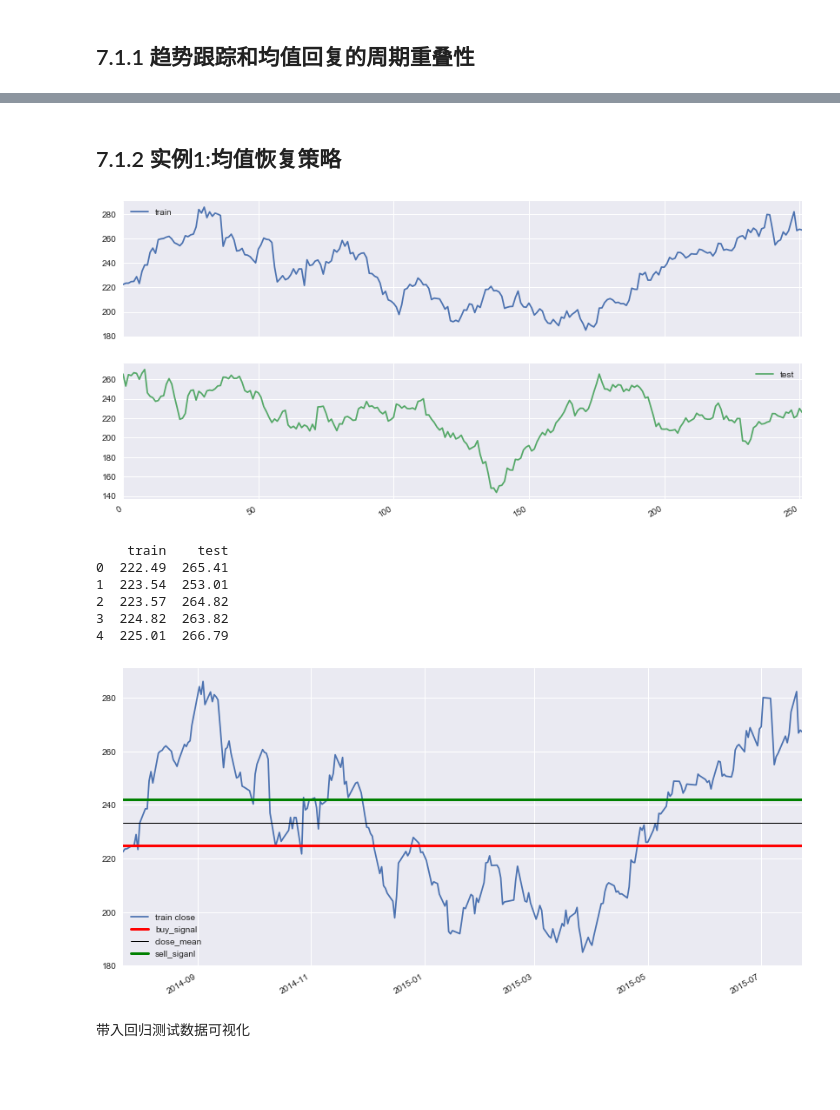
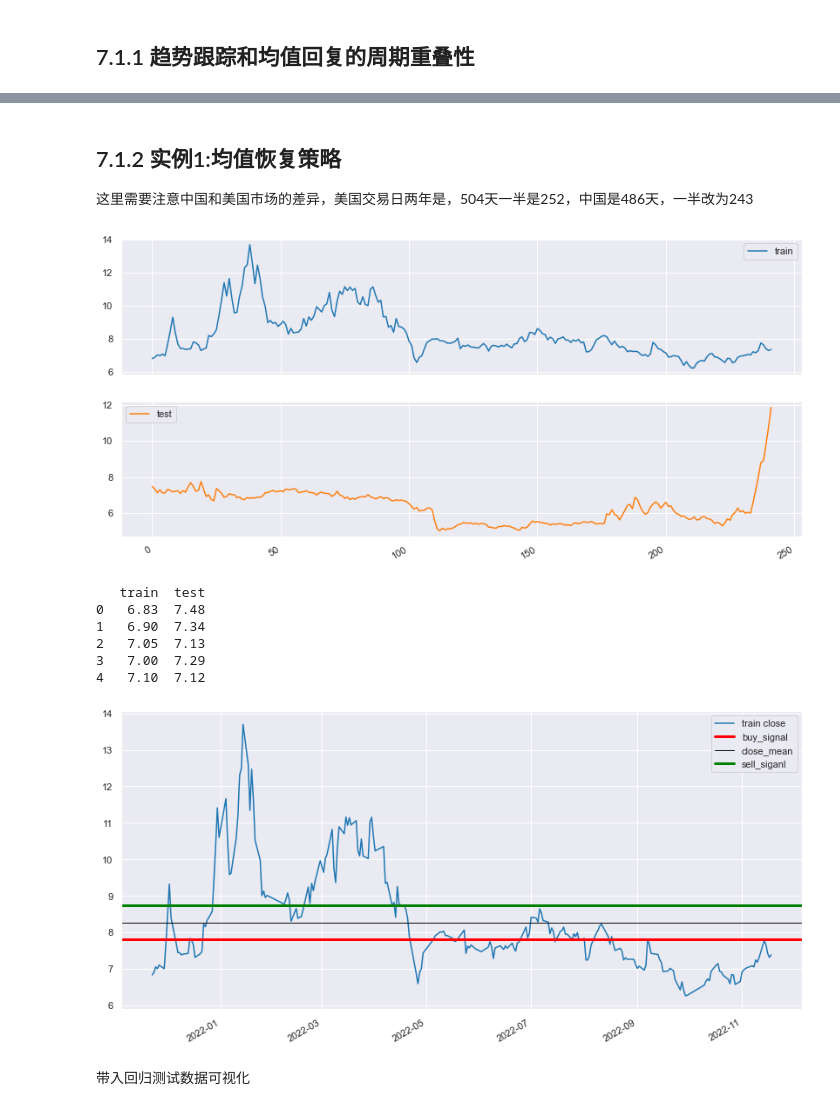
Before and after one commit to cwyspy100/abu, a Jupyter notebook: abupy_lecture_learn/7量化系统入门.ipynb, the cells around one changed output, grey strips where cells are left out. Cells and saved outputs as stored; diff of their text form; code cells hidden in the pictures; blank space fills up the shorter version.

```diff
--- a/abupy_lecture_learn/7量化系统入门.ipynb
+++ b/abupy_lecture_learn/7量化系统入门.ipynb
@@ -46,19 +53,20 @@ plt.show()
 # %% [markdown]
 ## 7.1.2 实例1:均值恢复策略
+这里需要注意中国和美国市场的差异，美国交易日两年是，504天一半是252，中国是486天，一半改为243
 # %%
 import pandas as pd
-kl_pd = ABuSymbolPd.make_kl_df('usTSLA', n_folds=2)
-train_kl = kl_pd[:252]
-test_kl=kl_pd[252:]
+kl_pd = ABuSymbolPd.make_kl_df('002584', n_folds=2)
+train_kl = kl_pd[1:243]
+test_kl=kl_pd[243:]
 # 数据展示在下面
 tmp_df = pd.DataFrame(
     np.array([train_kl.close.values, test_kl.close.values]).T,
     columns=['train', 'test']
 )
 tmp_df[['train','test']].plot(subplots=True, grid=True, figsize=(14,7))
 plt.show()
 # %% [output]
-[figure, old version]
+[figure, new version]
 # %%
 tmp_df = pd.DataFrame(
     np.array([train_kl.close.values, test_kl.close.values]).T,
@@ -67,12 +75,12 @@ tmp_df = pd.DataFrame(
 print(tmp_df.head())
 # print(np.array([train_kl.close.values, test_kl.close.values]))
 # %% [output]
-    train    test
-0  222.49  265.41
-1  223.54  253.01
-2  223.57  264.82
-3  224.82  263.82
-4  225.01  266.79
+   train  test
+0   6.83  7.48
+1   6.90  7.34
+2   7.05  7.13
+3   7.00  7.29
+4   7.10  7.12
 # %%
 close_mean = train_kl.close.mean()
 close_std = train_kl.close.std()
@@ -86,7 +94,7 @@ plt.axhline(sell_signal, color='g', lw=3)
 plt.legend(['train close', 'buy_signal', 'close_mean', 'sell_siganl'], loc='best')
 plt.show()
 # %% [output]
-[figure, old version]
+[figure, new version]
 # %% [markdown]
 带入回归测试数据可视化
 # %%
```
Also changed, not shown: parts of 30 cells of this notebook, 6 other files.
